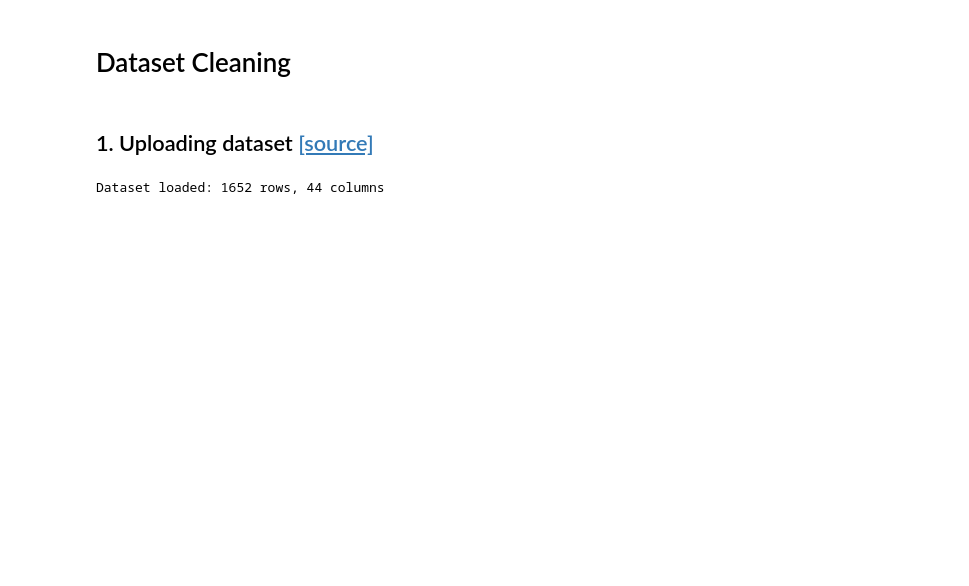
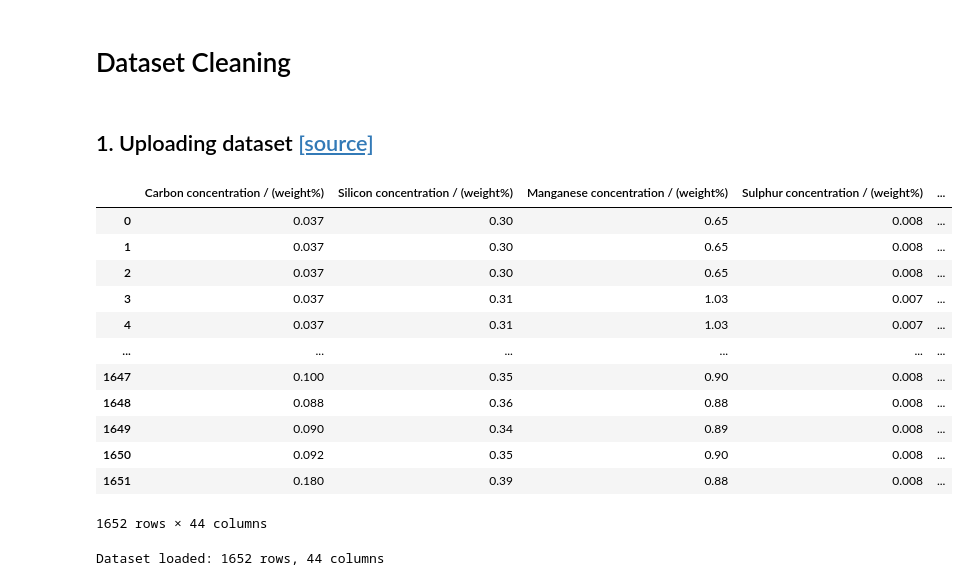
Before and after one commit to kevlariii/weld-quality, a Jupyter notebook: src/data/01.dataset_cleaning.ipynb, the cells around one changed output. Saved outputs shown, nothing was run; the diff lists cells and outputs as text; code cells hidden in the pictures; blank space fills up the shorter version.

Commit message:
loads parquet file instead of hf link

```diff
--- a/src/data/01.dataset_cleaning.ipynb
+++ b/src/data/01.dataset_cleaning.ipynb
@@ -22,10 +22,20 @@ HF_TOKEN = keys.get("hf_token")
 # %%
-# dataset
-df = pd.read_parquet(
-    "hf://datasets/MoSBAIHI/weld-quality-dataset/data/train-00000-of-00001.parquet",
-    engine="fastparquet",
-    storage_options={"token": HF_TOKEN}
-)
+df = pd.read_parquet('../../data/welddb.parquet')
+df
+# %% [output]
+|  | Carbon concentration / (weight%) | Silicon concentration / (weight%) | Manganese concentration / (weight%) | Sulphur concentration / (weight%) | ... |
+| 0 | 0.037 | 0.30 | 0.65 | 0.008 | ... |
+| 1 | 0.037 | 0.30 | 0.65 | 0.008 | ... |
+| 2 | 0.037 | 0.30 | 0.65 | 0.008 | ... |
+| 3 | 0.037 | 0.31 | 1.03 | 0.007 | ... |
+| 4 | 0.037 | 0.31 | 1.03 | 0.007 | ... |
+| ... | ... | ... | ... | ... | ... |
+| 1647 | 0.100 | 0.35 | 0.90 | 0.008 | ... |
+| 1648 | 0.088 | 0.36 | 0.88 | 0.008 | ... |
+| 1649 | 0.090 | 0.34 | 0.89 | 0.008 | ... |
+| 1650 | 0.092 | 0.35 | 0.90 | 0.008 | ... |
+| 1651 | 0.180 | 0.39 | 0.88 | 0.008 | ... |
+1652 rows × 44 columns
 # %%
 print(f"Dataset loaded: {df.shape[0]} rows, {df.shape[1]} columns")
 # %% [output]
```
Also changed, not shown: parts of 5 cells of this notebook.
